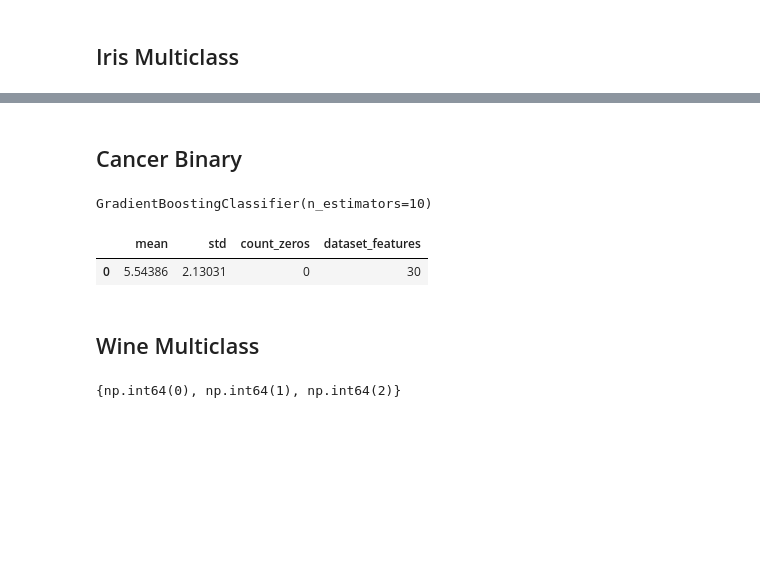
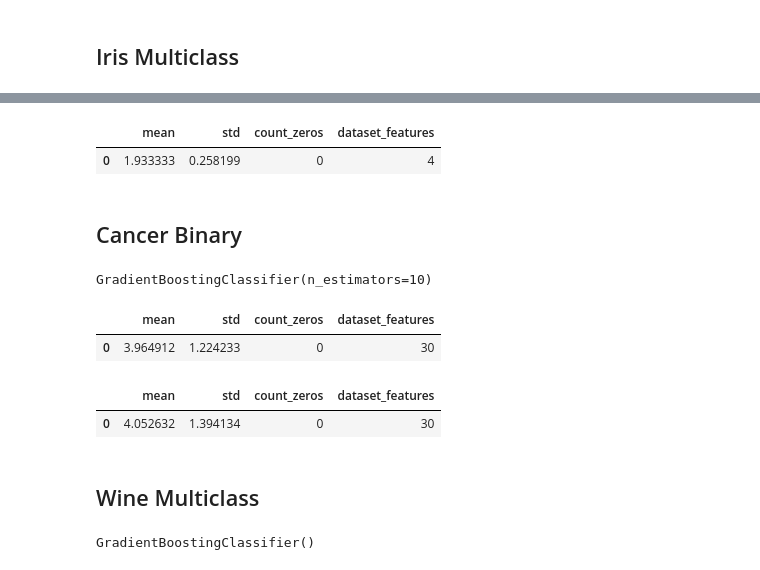
Before and after one commit to dabzr/LogicExplainML, a Jupyter notebook: testing/notebooks/colab notebooks/z3_gb_xai.ipynb, the cells around one changed output, grey strips where cells are left out. Cells and saved outputs as stored; diff of their text form; code cells hidden in the pictures; blank space fills up the shorter version.

```diff
--- a/testing/notebooks/colab notebooks/z3_gb_xai.ipynb
+++ b/testing/notebooks/colab notebooks/z3_gb_xai.ipynb
@@ -257,4 +277,6 @@ X_iris_test[4], y_iris_test[4], gb_iris.predict([X_iris_test[4]])
 # check_explanation
+# %%
+iris_explainer = Explainer(gb_iris, X_iris)
 # %%
 iris_explain_sizes = pd.DataFrame(columns=['explain_size'])
 iris_count_zeros = 0
@@ -278,3 +320,23 @@ iris_explain_stat
+# %%
+iris_explain_sizes = pd.DataFrame(columns=['explain_size'])
+iris_count_zeros = 0
+
+for i in range(len(X_iris_test)):
+    explain_size = len(iris_explainer.explain(X_iris_test[i], reorder='desc'))
+    if explain_size == 0:
+        iris_count_zeros += 1
+    iris_explain_sizes.loc[len(iris_explain_sizes)] = [explain_size]
+
+iris_explain_stat = pd.DataFrame({
+    'mean': [iris_explain_sizes['explain_size'].mean()],
+    'std': [iris_explain_sizes['explain_size'].std()],
+    'count_zeros': [iris_count_zeros],
+    'dataset_features': [iris.data.shape[1]],
+})
+iris_explain_stat
+# %% [output]
+|  | mean | std | count_zeros | dataset_features |
+| 0 | 1.933333 | 0.258199 | 0 | 4 |
 # %% [markdown]
 ## Cancer Binary
 # %%
@@ -282,32 +344,58 @@ gb_cancer = GradientBoostingClassifier(n_estimators = 10)
 # %%
 cancer = load_breast_cancer()
 X_cancer, y_cancer = cancer.data, cancer.target
-X_cancer_train, X_cancer_test, y_cancer_train, y_cancer_test = train_test_split(X_cancer, y_cancer, test_size=0.1, random_state=101)
+X_cancer_train, X_cancer_test, y_cancer_train, y_cancer_test = train_test_split(
+    X_cancer, y_cancer, test_size=0.1, random_state=101)
+
+gb_cancer.fit(X_cancer_train, y_cancer_train)
+# %% [output]
+GradientBoostingClassifier(n_estimators=10)
-# %%
-gb_cancer.fit(X_cancer_train, y_cancer_train)
-# %% [output]
-GradientBoostingClassifier(n_estimators=10)
+# %%
+cancer_explainer = Explainer(gb_cancer, X_cancer)
 # %%
 cancer_explain_sizes = pd.DataFrame(columns=['explain_size'])
 cancer_count_zeros = 0
 
 for i in range(len(X_cancer_test)):
-  explain_size = len(explain_instance(gb_cancer, X_cancer, X_cancer_test[i]))
-  if explain_size == 0:
-    cancer_count_zeros += 1
-    print(i)
-  cancer_explain_sizes.loc[len(cancer_explain_sizes)] = [explain_size]
+    explain_size = len(cancer_explainer.explain(
+        X_cancer_test[i], reorder='asc'))
+    if explain_size == 0:
+        cancer_count_zeros += 1
+        print(i)
+    cancer_explain_sizes.loc[len(cancer_explain_sizes)] = [explain_size]
+
+cancer_explain_stat = pd.DataFrame({
+    'mean': [cancer_explain_sizes['explain_size'].mean()],
+    'std': [cancer_explain_sizes['explain_size'].std()],
+    'count_zeros': [cancer_count_zeros],
+    'dataset_features': [cancer.data.shape[1]],
+})
+cancer_explain_stat
+# %% [output]
+|  | mean | std | count_zeros | dataset_features |
+| 0 | 3.964912 | 1.224233 | 0 | 30 |
 # %%
+cancer_explain_sizes = pd.DataFrame(columns=['explain_size'])
+cancer_count_zeros = 0
+
+for i in range(len(X_cancer_test)):
+    explain_size = len(cancer_explainer.explain(
+        X_cancer_test[i], reorder='desc'))
+    if explain_size == 0:
+        cancer_count_zeros += 1
+        print(i)
+    cancer_explain_sizes.loc[len(cancer_explain_sizes)] = [explain_size]
+
 cancer_explain_stat = pd.DataFrame({
     'mean': [cancer_explain_sizes['explain_size'].mean()],
     'std': [cancer_explain_sizes['explain_size'].std()],
     'count_zeros': [cancer_count_zeros],
     'dataset_features': [cancer.data.shape[1]],
 })
 cancer_explain_stat
 # %% [output]
 |  | mean | std | count_zeros | dataset_features |
-| 0 | 5.54386 | 2.13031 | 0 | 30 |
+| 0 | 4.052632 | 1.394134 | 0 | 30 |
 # %% [markdown]
 ## Wine Multiclass
 # %%
@@ -315,7 +403,9 @@ gb_wine = GradientBoostingClassifier(n_estimators = 10)
 # %%
 wine = load_wine()
 X_wine, y_wine = wine.data, wine.target
-X_wine_train, X_wine_test, y_wine_train, y_wine_test = train_test_split(X_wine, y_wine, test_size=0.1, random_state=101)
-set(wine.target)
+X_wine_train, X_wine_test, y_wine_train, y_wine_test = train_test_split(
+    X_wine, y_wine, test_size=0.1, random_state=101)
+
+gb_wine.fit(X_wine_train, y_wine_train)
 # %% [output]
-{np.int64(0), np.int64(1), np.int64(2)}
+GradientBoostingClassifier()
```
Also changed, not shown: parts of 44 cells of this notebook, 1 other file.
